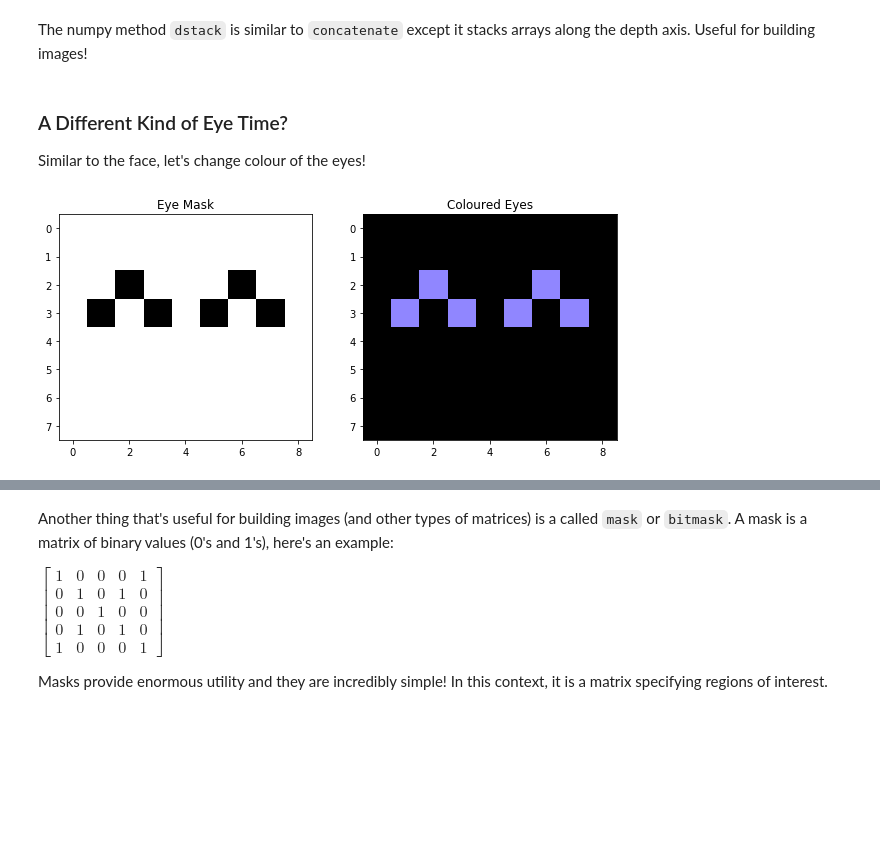
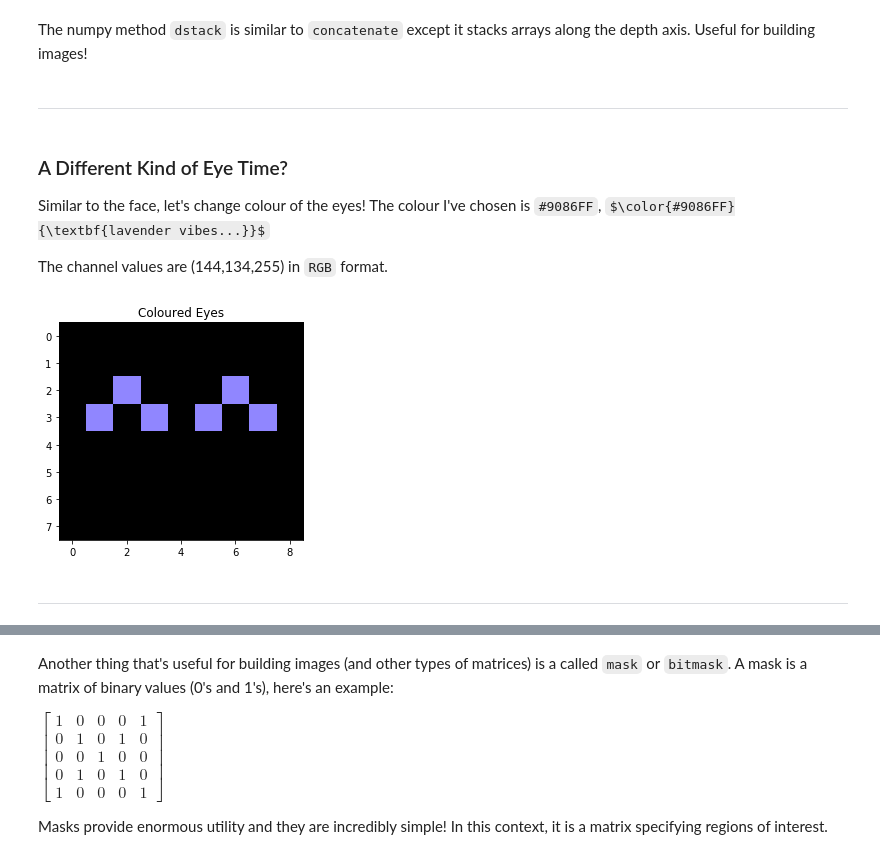
Before and after one commit to jonathanwvos/first_principles, a Jupyter notebook: Matrices.ipynb, the cells around one changed output, grey strips where cells are left out. Drawn from its saved outputs; the diff is of its cells as text; code cells hidden in the pictures; some formulas as TeX source; blank space fills up the shorter version.

```diff
--- a/Matrices.ipynb
+++ b/Matrices.ipynb
@@ -937,25 +939,25 @@ plt.show()
 [figure]
 # %% [markdown]
 The numpy method `dstack` is similar to `concatenate` except it stacks arrays along the depth axis. Useful for building images!
+# %% [markdown]
+---
 # %% [markdown]
 ### A Different Kind of Eye Time?
 
-Similar to the face, let's change colour of the eyes!
+Similar to the face, let's change colour of the eyes! The colour I've chosen is `#9086FF`, $\color{#9086FF}{\textbf{lavender vibes...}}$
+
+The channel values are (144,134,255) in `RGB` format.
 # %%
-
-
 ee_red = np.copy(emoji_eyes)*144
 ee_green = np.copy(emoji_eyes)*134
 ee_blue = np.copy(emoji_eyes)*255
 
 coloured_eyes = np.dstack((ee_red, ee_green, ee_blue))
 
-
-
-
-fig.add_subplot(1,2,2)
 plt.title('Coloured Eyes')
 plt.imshow(coloured_eyes)
 plt.show()
 # %% [output]
-[figure, old version]
+[figure, new version]
+# %% [markdown]
+---
```
Also changed, not shown: parts of 5 cells of this notebook.
